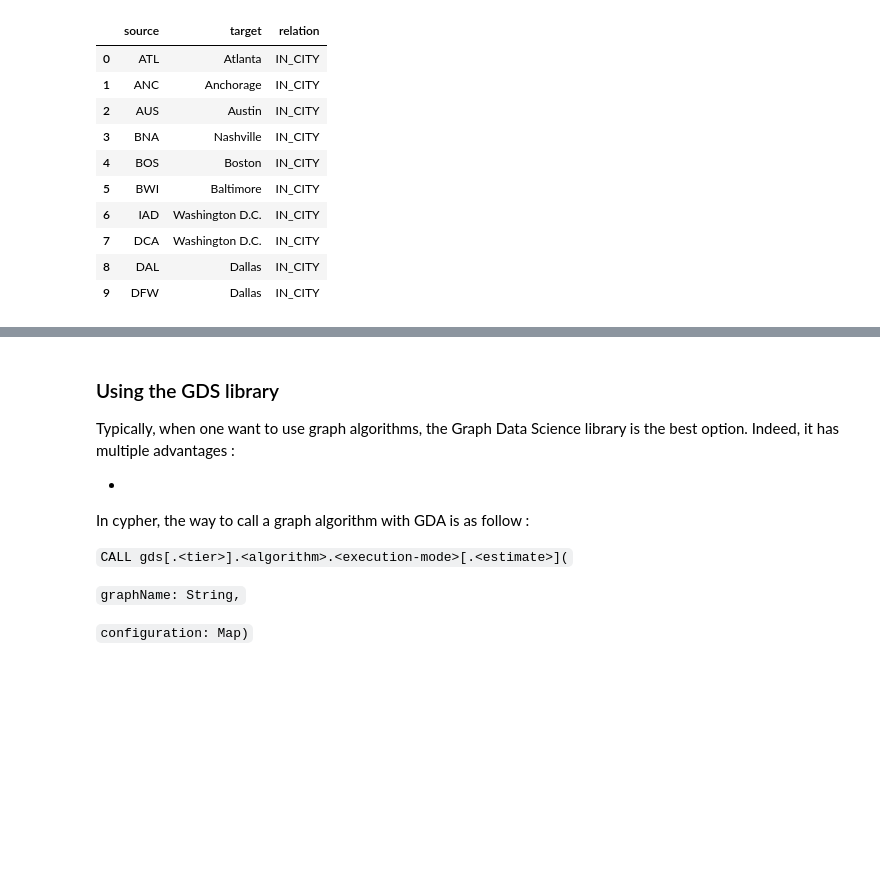
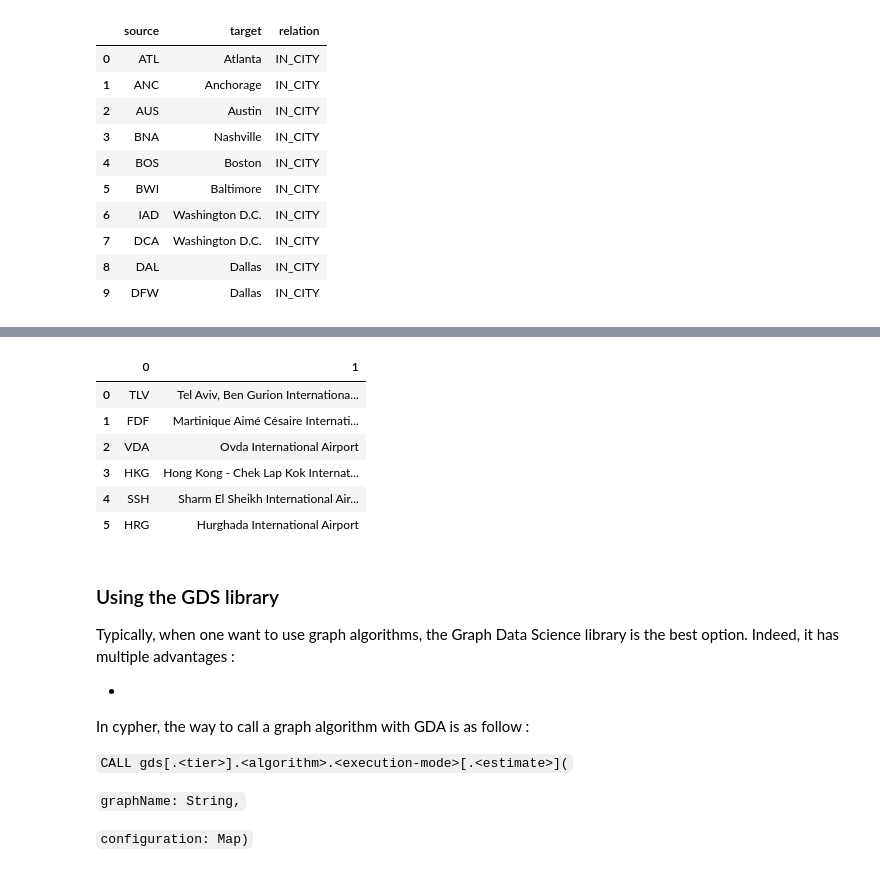
Before and after one commit to YanisGrts/ADBassignment2, a Jupyter notebook: notebooks/assignment.ipynb, the cells around one changed output, grey strips where cells are left out. Saved outputs shown, nothing was run; the diff lists cells and outputs as text; code cells hidden in the pictures; blank space fills up the shorter version.

```diff
--- a/notebooks/assignment.ipynb
+++ b/notebooks/assignment.ipynb
@@ -239,3 +313,18 @@ df_rels
+# %%
+iata = "CRL"
+with driver.session() as session:
+    result = run_cypher_query_df(f"""MATCH (a1:Airport {{iata: '{iata}'}})-[r:HAS_ROUTE]->(a2:Airport)
+                                 WHERE r.distance > 2000
+                                 RETURN a2.iata, a2.descr""")
+result
+# %% [output]
+|  | 0 | 1 |
+| 0 | TLV | Tel Aviv, Ben Gurion Internationa... |
+| 1 | FDF | Martinique Aimé Césaire Internati... |
+| 2 | VDA | Ovda International Airport |
+| 3 | HKG | Hong Kong - Chek Lap Kok Internat... |
+| 4 | SSH | Sharm El Sheikh International Air... |
+| 5 | HRG | Hurghada International Airport |
 # %% [markdown]
 ### Using the GDS library
 
```
Also changed, not shown: parts of 18 cells of this notebook, 1 other file.
